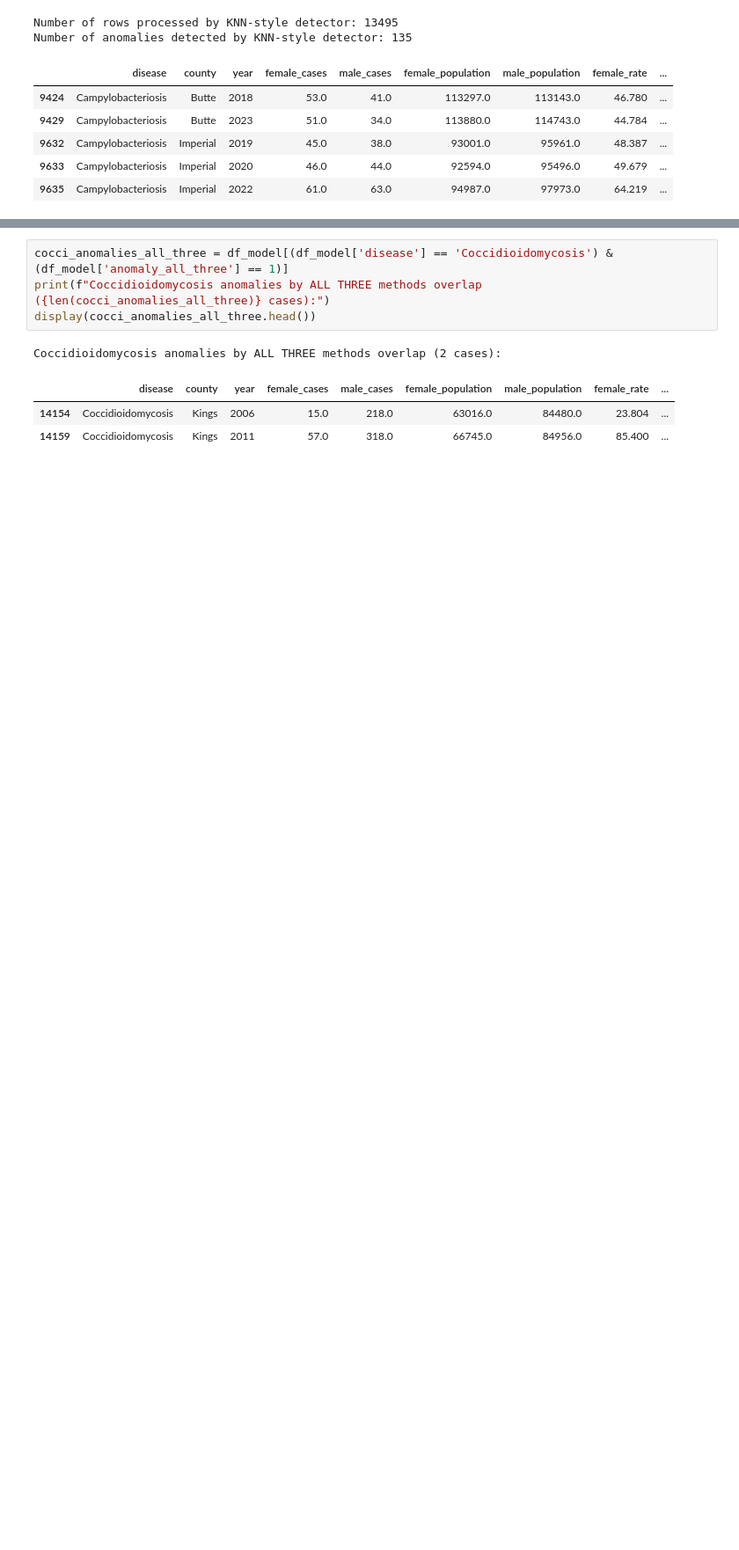
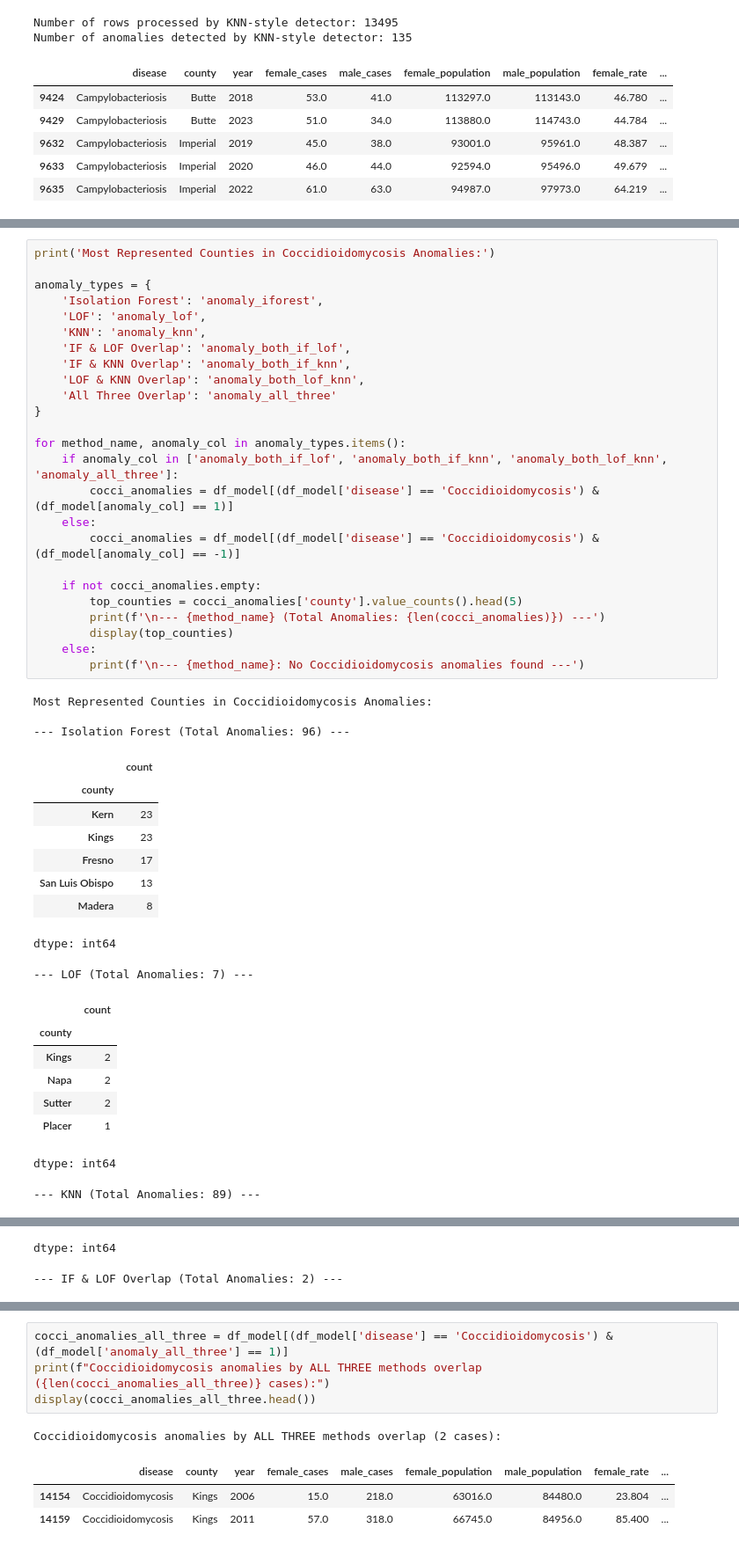
Before and after one commit to sarkriti/CSCE-676-Semester-Project, a Jupyter notebook: DataMiningProject_final.ipynb, the cells around one changed output, grey strips where cells are left out. Shown at 88% size. Saved outputs shown, nothing was run; the diff lists cells and outputs as text; blank space fills up the shorter version.

```diff
--- a/DataMiningProject_final.ipynb
+++ b/DataMiningProject_final.ipynb
@@ -572,0 +447,46 @@ Coccidioidomycosis anomalies by LOF and KNN overlap (2 cases):
+# %%
+print('Most Represented Counties in Coccidioidomycosis Anomalies:')
+
+anomaly_types = {
+    'Isolation Forest': 'anomaly_iforest',
+    'LOF': 'anomaly_lof',
+    'KNN': 'anomaly_knn',
+    'IF & LOF Overlap': 'anomaly_both_if_lof',
+    'IF & KNN Overlap': 'anomaly_both_if_knn',
+    'LOF & KNN Overlap': 'anomaly_both_lof_knn',
+    'All Three Overlap': 'anomaly_all_three'
+}
+
+for method_name, anomaly_col in anomaly_types.items():
+    if anomaly_col in ['anomaly_both_if_lof', 'anomaly_both_if_knn', 'anomaly_both_lof_knn', 'anomaly_all_three']:
+        cocci_anomalies = df_model[(df_model['disease'] == 'Coccidioidomycosis') & (df_model[anomaly_col] == 1)]
+    else:
+        cocci_anomalies = df_model[(df_model['disease'] == 'Coccidioidomycosis') & (df_model[anomaly_col] == -1)]
+
+    if not cocci_anomalies.empty:
+        top_counties = cocci_anomalies['county'].value_counts().head(5)
+        print(f'\n--- {method_name} (Total Anomalies: {len(cocci_anomalies)}) ---')
+        display(top_counties)
+    else:
+        print(f'\n--- {method_name}: No Coccidioidomycosis anomalies found ---')
+# %% [output]
+Most Represented Counties in Coccidioidomycosis Anomalies:
+
+--- Isolation Forest (Total Anomalies: 96) ---
+|  | count |
+| county |  |
+| Kern | 23 |
+| Kings | 23 |
+| Fresno | 17 |
+| San Luis Obispo | 13 |
+| Madera | 8 |
+dtype: int64
+--- LOF (Total Anomalies: 7) ---
+|  | count |
+| county |  |
+| Kings | 2 |
+| Napa | 2 |
+| Sutter | 2 |
+| Placer | 1 |
+dtype: int64
+--- KNN (Total Anomalies: 89) ---
@@ -572,0 +500,2 @@ Coccidioidomycosis anomalies by LOF and KNN overlap (2 cases):
+dtype: int64
+--- IF & LOF Overlap (Total Anomalies: 2) ---
```
Also changed, not shown: parts of 26 cells of this notebook.
